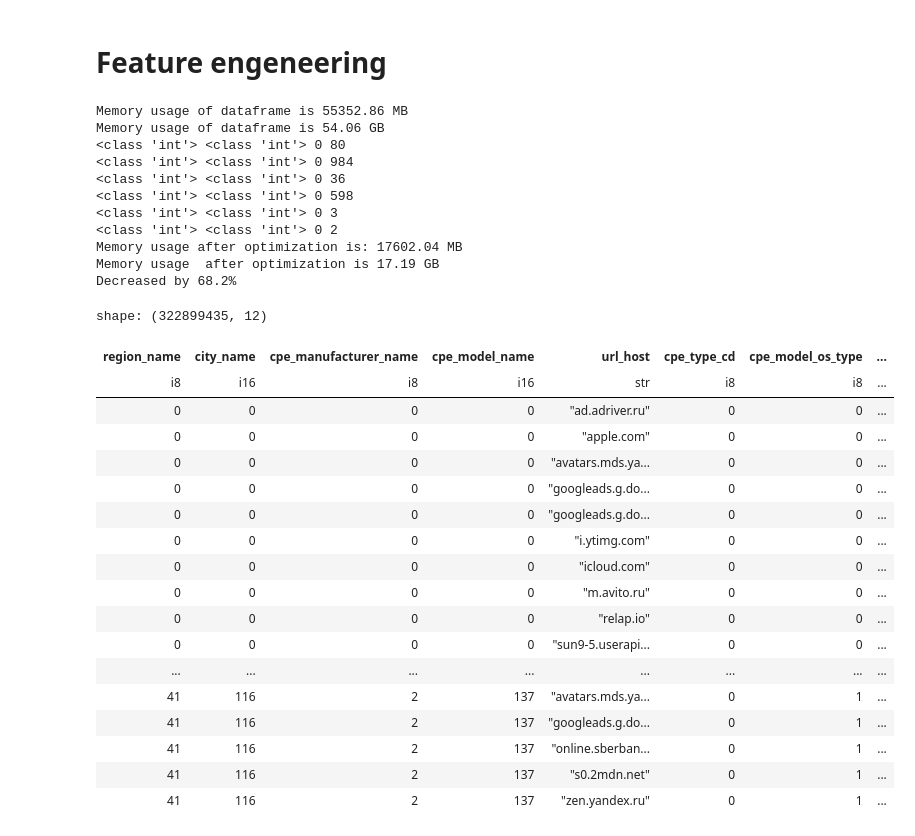
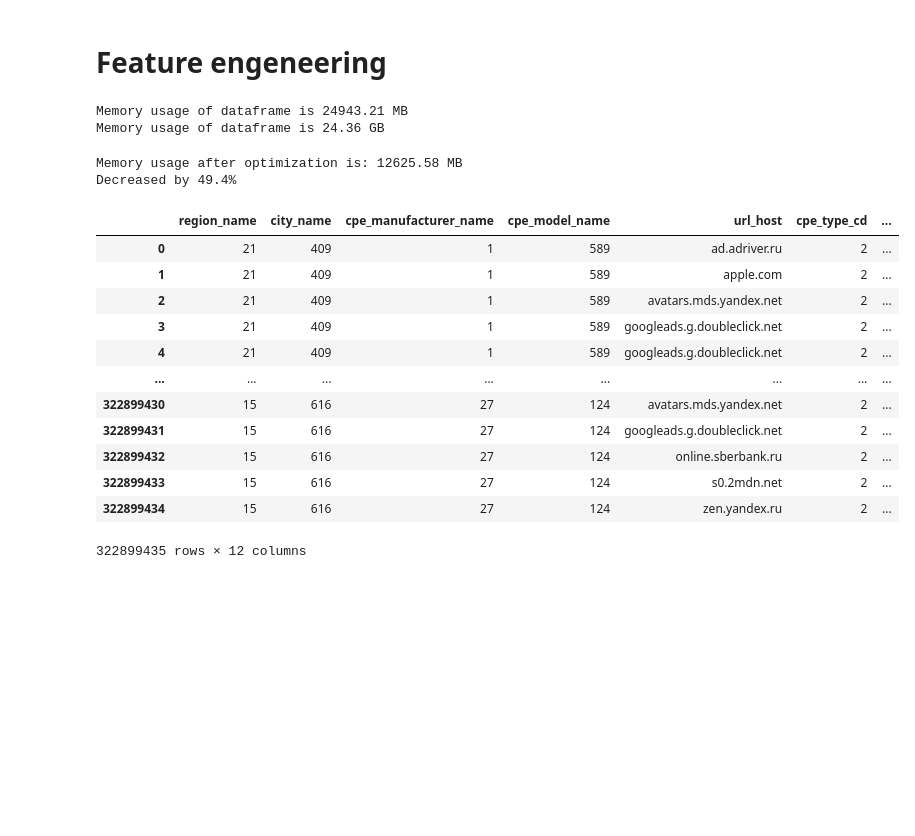
Before and after one commit to shockless/mts-ml-cup, a Jupyter notebook: seq2seq_baseline.ipynb, the cells around one changed output. Cells and saved outputs as stored; diff of their text form; code cells hidden in the pictures; blank space fills up the shorter version.

```diff
--- a/seq2seq_baseline.ipynb
+++ b/seq2seq_baseline.ipynb
@@ -40,9 +40,9 @@ from fe_modules.datetime import get_timestamp, get_relative_time, part_of_day_to
 LOCAL_DATA_PATH = './data/'
 SPLIT_SEED = 42
 # %%
-df = polars_reduce_mem_usage(
-    pl.read_parquet(
-        f'{LOCAL_DATA_PATH}competition_data_final_pqt/*.parquet'
+df = pandas_reduce_mem_usage(
+        pd.read_parquet(
+            f'{LOCAL_DATA_PATH}competition_data_final_pqt/'
     ))
 df
 # %% [output]
@@ -120,47 +88,34 @@ shape: (270000, 4)
 # %% [markdown]
 # Feature engeneering
 # %%
-df = polars_string_to_cat(df,
+df = pandas_string_to_cat(df,
                             ["region_name",
                              "city_name",
                              "cpe_manufacturer_name",
                              "cpe_model_name",
                              "cpe_type_cd",
                              "cpe_model_os_type",
                             ]
                            )
 df
 # %% [output]
-Memory usage of dataframe is 55352.86 MB
-Memory usage of dataframe is 54.06 GB
-<class 'int'> <class 'int'> 0 80
-<class 'int'> <class 'int'> 0 984
-<class 'int'> <class 'int'> 0 36
-<class 'int'> <class 'int'> 0 598
-<class 'int'> <class 'int'> 0 3
-<class 'int'> <class 'int'> 0 2
-Memory usage after optimization is: 17602.04 MB
-Memory usage  after optimization is 17.19 GB
-Decreased by 68.2%
+Memory usage of dataframe is 24943.21 MB
+Memory usage of dataframe is 24.36 GB
-shape: (322899435, 12)
+Memory usage after optimization is: 12625.58 MB
+Decreased by 49.4%
-| region_name | city_name | cpe_manufacturer_name | cpe_model_name | url_host | cpe_type_cd | cpe_model_os_type | ... |
-| i8 | i16 | i8 | i16 | str | i8 | i8 | ... |
-| 0 | 0 | 0 | 0 | "ad.adriver.ru" | 0 | 0 | ... |
-| 0 | 0 | 0 | 0 | "apple.com" | 0 | 0 | ... |
-| 0 | 0 | 0 | 0 | "avatars.mds.ya... | 0 | 0 | ... |
-| 0 | 0 | 0 | 0 | "googleads.g.do... | 0 | 0 | ... |
-| 0 | 0 | 0 | 0 | "googleads.g.do... | 0 | 0 | ... |
-| 0 | 0 | 0 | 0 | "i.ytimg.com" | 0 | 0 | ... |
-| 0 | 0 | 0 | 0 | "icloud.com" | 0 | 0 | ... |
-| 0 | 0 | 0 | 0 | "m.avito.ru" | 0 | 0 | ... |
-| 0 | 0 | 0 | 0 | "relap.io" | 0 | 0 | ... |
-| 0 | 0 | 0 | 0 | "sun9-5.userapi... | 0 | 0 | ... |
+|  | region_name | city_name | cpe_manufacturer_name | cpe_model_name | url_host | cpe_type_cd | ... |
+| 0 | 21 | 409 | 1 | 589 | ad.adriver.ru | 2 | ... |
+| 1 | 21 | 409 | 1 | 589 | apple.com | 2 | ... |
+| 2 | 21 | 409 | 1 | 589 | avatars.mds.yandex.net | 2 | ... |
+| 3 | 21 | 409 | 1 | 589 | googleads.g.doubleclick.net | 2 | ... |
+| 4 | 21 | 409 | 1 | 589 | googleads.g.doubleclick.net | 2 | ... |
 | ... | ... | ... | ... | ... | ... | ... | ... |
-| 41 | 116 | 2 | 137 | "avatars.mds.ya... | 0 | 1 | ... |
-| 41 | 116 | 2 | 137 | "googleads.g.do... | 0 | 1 | ... |
-| 41 | 116 | 2 | 137 | "online.sberban... | 0 | 1 | ... |
-| 41 | 116 | 2 | 137 | "s0.2mdn.net" | 0 | 1 | ... |
-| 41 | 116 | 2 | 137 | "zen.yandex.ru" | 0 | 1 | ... |
+| 322899430 | 15 | 616 | 27 | 124 | avatars.mds.yandex.net | 2 | ... |
+| 322899431 | 15 | 616 | 27 | 124 | googleads.g.doubleclick.net | 2 | ... |
+| 322899432 | 15 | 616 | 27 | 124 | online.sberbank.ru | 2 | ... |
+| 322899433 | 15 | 616 | 27 | 124 | s0.2mdn.net | 2 | ... |
+| 322899434 | 15 | 616 | 27 | 124 | zen.yandex.ru | 2 | ... |
+322899435 rows × 12 columns
 # %%
 df = get_domain(df)
 df
```
Also changed, not shown: parts of 5 cells of this notebook, 2 other files.
